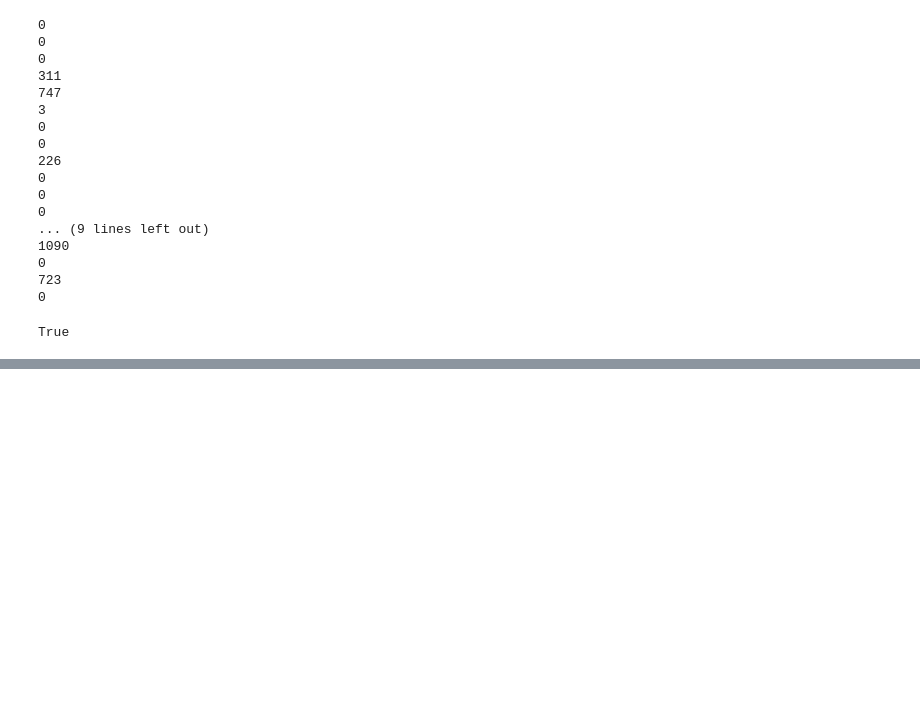
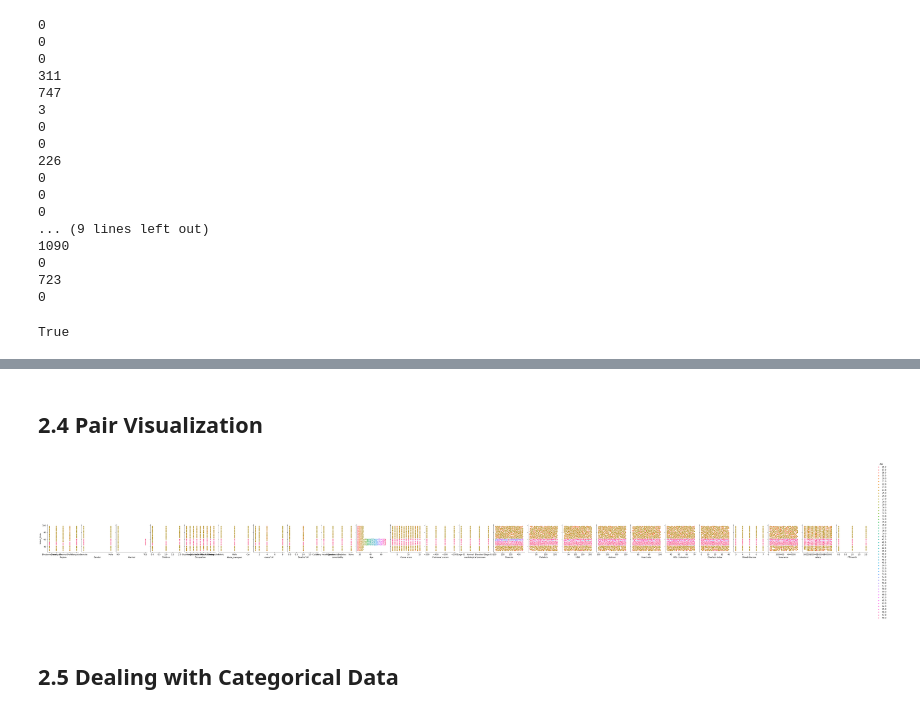
Before and after one commit to macabdul9/flipr-challenge, a Jupyter notebook: src/covid19-infect-prob.ipynb, the cells around one changed output, grey strips where cells are left out. Cells and saved outputs as stored; diff of their text form; code cells hidden in the pictures; blank space fills up the shorter version.

Commit message:
more visualization

```diff
--- a/src/covid19-infect-prob.ipynb
+++ b/src/covid19-infect-prob.ipynb
@@ -170,0 +111,3 @@ TypeError: nan is not a string
+# %%
+for col in num_train:
+    train_df[[col]] = imputer.fit_transform(train_df[[col]])
@@ -170,0 +116,5 @@ TypeError: nan is not a string
+# %%
+imputer = SimpleImputer(strategy='most_frequent')
+# %%
+for col in cat_train:
+    train_df[[col]] = imputer.fit_transform(train_df[[col]])
@@ -170,0 +141,9 @@ TypeError: nan is not a string
+# %% [markdown]
+## 2.4 Pair Visualization
+# %%
+x_vars = train_df.columns[:-1]
+y_vars = train_df.columns[-1]
+# %%
+sns.pairplot(train_df, x_vars=x_vars, y_vars=y_vars, diag_kind="kde", hue='Age');
+# %% [output]
+[figure, added]
@@ -170,0 +153,2 @@ TypeError: nan is not a string
+# %% [markdown]
+## 2.5 Dealing with Categorical Data
```
Also changed, not shown: parts of 24 cells of this notebook.
